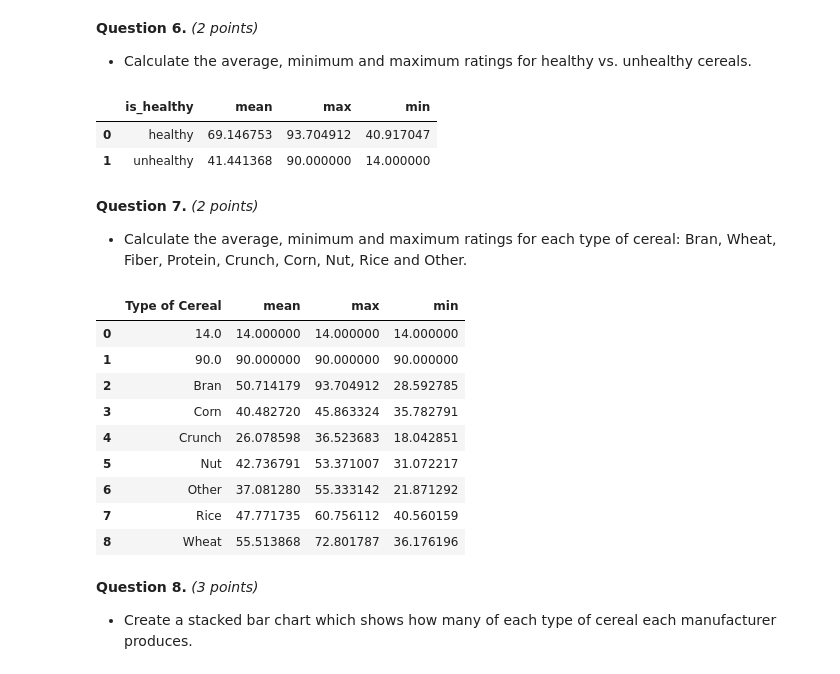
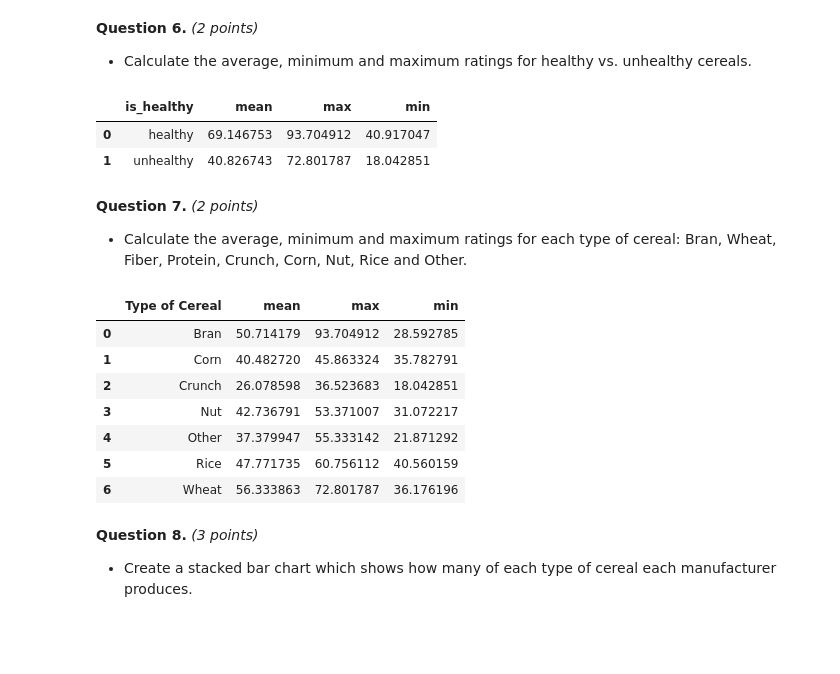
Before and after one commit to acorreal7/AML2103-2, a Jupyter notebook: Assignment 1/AML_DataViz_Assignment1.ipynb, the cells around one changed output. Saved outputs shown, nothing was run; the diff lists cells and outputs as text; code cells hidden in the pictures; blank space fills up the shorter version.

```diff
--- a/Assignment 1/AML_DataViz_Assignment1.ipynb
+++ b/Assignment 1/AML_DataViz_Assignment1.ipynb
@@ -185,8 +198,13 @@ df.head(10)
 **Question 3.** _(5 points)_
 * Standardize the 'weight' column to 1. For this question, you will need to write a function to divide the remaining columns which contain nutritional information by the corresponding value in the weight column, and you will need to divide the value in the weight column by itself in order to get 1. For example, if an observation has a weight value of 1.33 and a calories value of 250, if you divide 250/1.33 you should get a calories value of 188 and a weight value of 1.
 # %%
-df = df.copy(deep=True)
-df.loc[:, 'calories': 'weight'] = df.loc[:, 'calories': 'weight'].div(df['weight'], axis=0)
+def standarize_values():
+    """
+    Standarize the values of the columns base on the 'weight' column
+    """
+    df.loc[:, 'calories': 'weight'] = df.loc[:, 'calories': 'weight'].div(df['weight'], axis=0)
+
+standarize_values()
 df.head(10)
 # %% [output]
 |  | name | mfr | type | calories | protein | fat | sodium | fiber | carbo | sugars | potass | ... |
@@ -204,14 +222,20 @@ df.head(10)
 **Question 4.**  _(5 points)_
 * Create a new column to categorize cereals as 'healthy' vs. 'unhealthy'. You can define your own version of healthy vs. unhealthy, or you can use the following: healthy cereals can be defined as those which have low calories (<100), low sodium (<150), low sugar (<9) high fiber (>3), and high protein (>2). All other cereals are unhealthy.
 # %%
-max_calories = 100 # 100
-max_sodium = 150 # 150
-max_sugar = 9 # 9
-min_fiber = 3 # 3
-min_protein = 2 # 2
+def categorize_cereals():
+    """
+    This function categorizes dataset rows into 'healthy' vs. 'unhealthy' based on their values.
+    """
+    max_calories = 100 # 100
+    max_sodium = 150 # 150
+    max_sugar = 9 # 9
+    min_fiber = 3 # 3
+    min_protein = 2 # 2
 
-healthy_filter = (df['calories'] < max_calories) & (df['sodium'] < max_sodium) & (df['sugars'] < max_sugar) & (df['fiber'] > min_fiber) & (df['protein'] > min_protein)
-df['is_healthy'] = np.where(healthy_filter, 'healthy', 'unhealthy')
+    filter = (df['calories'] < max_calories) & (df['sodium'] < max_sodium) & (df['sugars'] < max_sugar) & (df['fiber'] > min_fiber) & (df['protein'] > min_protein)
+    df['is_healthy'] = np.where(filter, 'healthy', 'unhealthy')
 
-# Get 3 healthy and 3 unhealthy items (Only for visualization)
-df.groupby(['is_healthy'], group_keys=False).apply(lambda x: x.sample(3))
+    # Get 3 healthy and 3 unhealthy items (Only for visualization)
+    df.groupby(['is_healthy'], group_keys=False).apply(lambda x: x.sample(3))
+
+categorize_cereals()
@@ -248,36 +284,42 @@ question5_df
 **Question 6.** _(2 points)_
 * Calculate the average, minimum and maximum ratings for healthy vs. unhealthy cereals.
 # %%
-def calculate_average_q6(input_df):
+def calculate_average_q6(input_df) -> pd.DataFrame:
+    """
+    Calculate the average, minimum and maximum ratings for healthy vs. unhealthy cereals.
+    """
     result = input_df.groupby('is_healthy')['rating'].agg(['mean', 'max', 'min']).reset_index()
     return result
+
 question6_df = calculate_average_q6(df)
 question6_df
 # %% [output]
 |  | is_healthy | mean | max | min |
 | 0 | healthy | 69.146753 | 93.704912 | 40.917047 |
-| 1 | unhealthy | 41.441368 | 90.000000 | 14.000000 |
+| 1 | unhealthy | 40.826743 | 72.801787 | 18.042851 |
 # %% [markdown]
 
 **Question 7.** _(2 points)_
 * Calculate the average, minimum and maximum ratings for each type of cereal: Bran, Wheat, Fiber, Protein, Crunch, Corn, Nut, Rice and Other.
 # %%
 def calculate_ratings_q7(input_df):
+    """
+    Calculate the average, minimum and maximum ratings for each type of cereal
+    """
     result = input_df.groupby('Type of Cereal')['rating'].agg(['mean', 'max', 'min']).reset_index()
     return result
+
 question7_df = calculate_ratings_q7(df)
 question7_df
 # %% [output]
 |  | Type of Cereal | mean | max | min |
-| 0 | 14.0 | 14.000000 | 14.000000 | 14.000000 |
-| 1 | 90.0 | 90.000000 | 90.000000 | 90.000000 |
-| 2 | Bran | 50.714179 | 93.704912 | 28.592785 |
-| 3 | Corn | 40.482720 | 45.863324 | 35.782791 |
-| 4 | Crunch | 26.078598 | 36.523683 | 18.042851 |
-| 5 | Nut | 42.736791 | 53.371007 | 31.072217 |
-| 6 | Other | 37.081280 | 55.333142 | 21.871292 |
-| 7 | Rice | 47.771735 | 60.756112 | 40.560159 |
-| 8 | Wheat | 55.513868 | 72.801787 | 36.176196 |
+| 0 | Bran | 50.714179 | 93.704912 | 28.592785 |
+| 1 | Corn | 40.482720 | 45.863324 | 35.782791 |
+| 2 | Crunch | 26.078598 | 36.523683 | 18.042851 |
+| 3 | Nut | 42.736791 | 53.371007 | 31.072217 |
+| 4 | Other | 37.379947 | 55.333142 | 21.871292 |
+| 5 | Rice | 47.771735 | 60.756112 | 40.560159 |
+| 6 | Wheat | 56.333863 | 72.801787 | 36.176196 |
 # %% [markdown]
 **Question 8.** _(3 points)_
 * Create a stacked bar chart which shows how many of each type of cereal each manufacturer produces.
```
Also changed, not shown: parts of 21 cells of this notebook, 3 other files.
